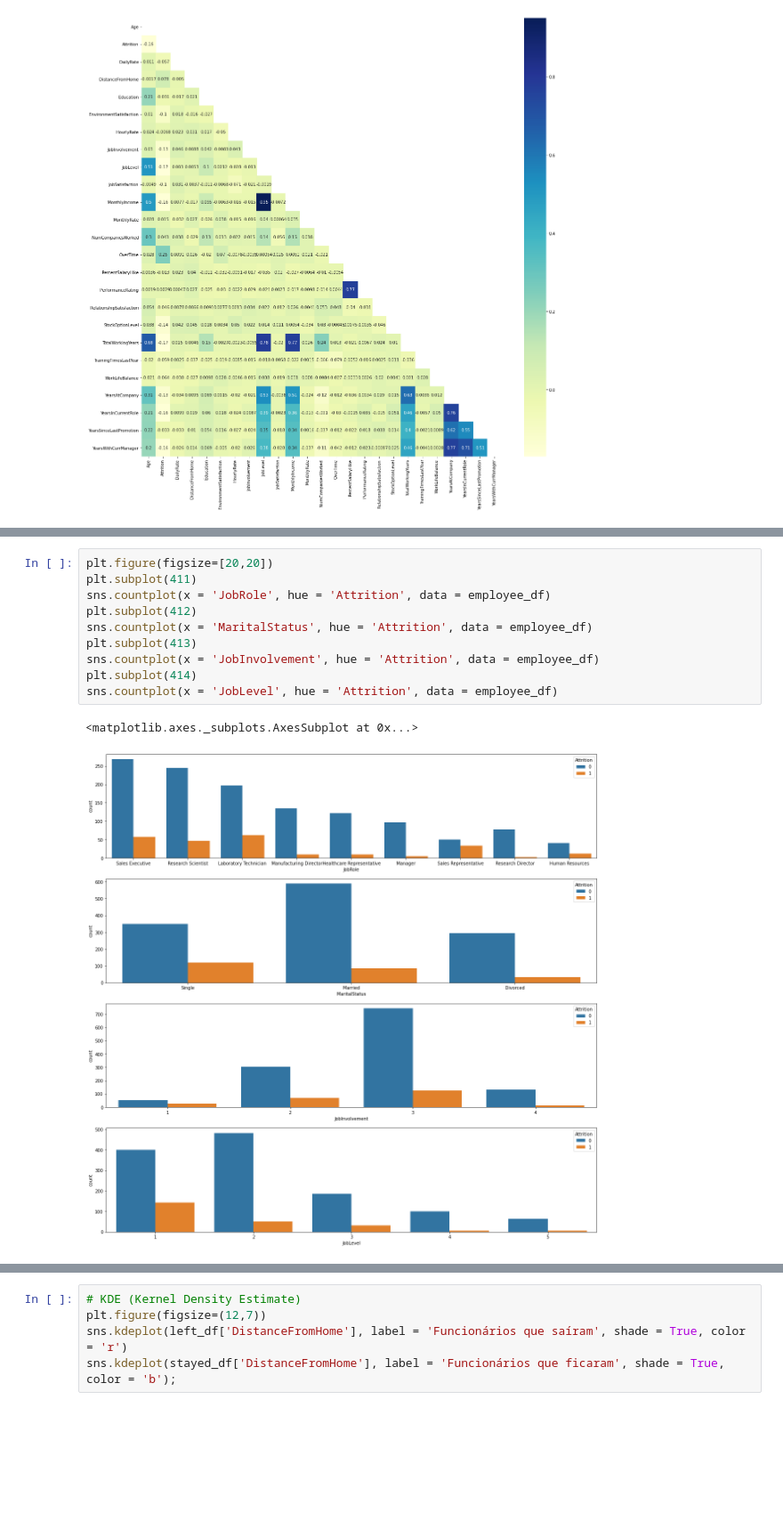
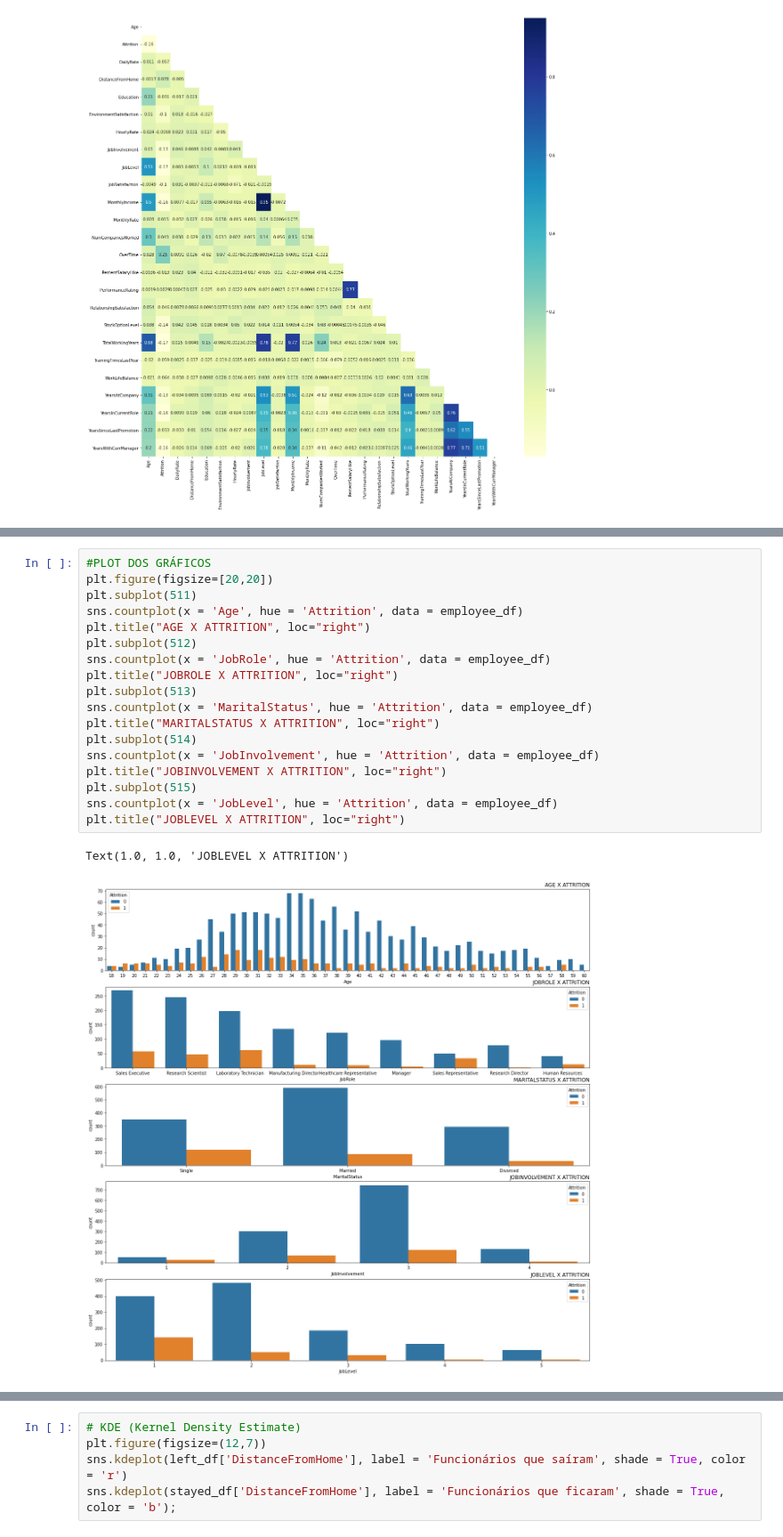
Before and after one commit to RafaelLopes01/human-resources, a Jupyter notebook: Departamento de Recursos Humanos.ipynb, the cells around one changed output, grey strips where cells are left out. Shown at 89% size. Cells and saved outputs as stored; diff of their text form; blank space fills up the shorter version.

```diff
--- a/Departamento de Recursos Humanos.ipynb
+++ b/Departamento de Recursos Humanos.ipynb
@@ -220,13 +262,21 @@ sns.countplot(x = 'Age', hue = 'Attrition', data=employee_df);
 # %%
+#PLOT DOS GRÁFICOS
 plt.figure(figsize=[20,20])
-plt.subplot(411)
+plt.subplot(511)
+sns.countplot(x = 'Age', hue = 'Attrition', data = employee_df)
+plt.title("AGE X ATTRITION", loc="right")
+plt.subplot(512)
 sns.countplot(x = 'JobRole', hue = 'Attrition', data = employee_df)
-plt.subplot(412)
+plt.title("JOBROLE X ATTRITION", loc="right")
+plt.subplot(513)
 sns.countplot(x = 'MaritalStatus', hue = 'Attrition', data = employee_df)
-plt.subplot(413)
+plt.title("MARITALSTATUS X ATTRITION", loc="right")
+plt.subplot(514)
 sns.countplot(x = 'JobInvolvement', hue = 'Attrition', data = employee_df)
-plt.subplot(414)
+plt.title("JOBINVOLVEMENT X ATTRITION", loc="right")
+plt.subplot(515)
 sns.countplot(x = 'JobLevel', hue = 'Attrition', data = employee_df)
+plt.title("JOBLEVEL X ATTRITION", loc="right")
 # %% [output]
-<matplotlib.axes._subplots.AxesSubplot at 0x...>
+Text(1.0, 1.0, 'JOBLEVEL X ATTRITION')
-[figure, old version]
+[figure, new version]
```
Also changed, not shown: parts of 30 cells of this notebook.
